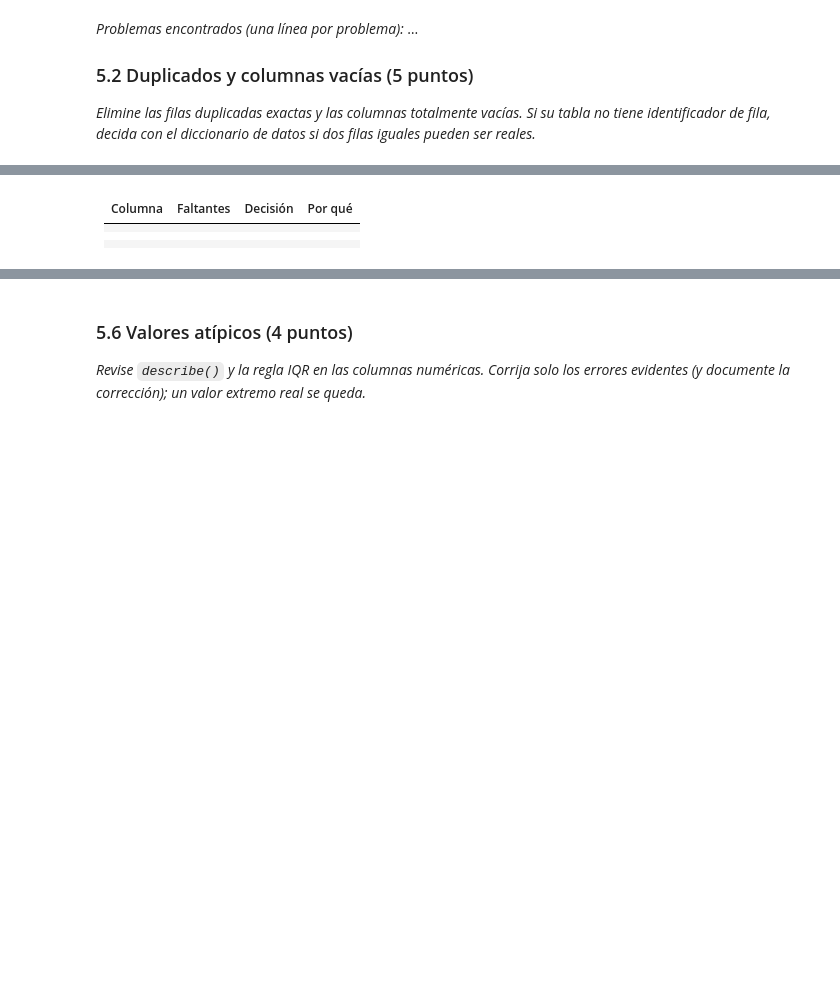
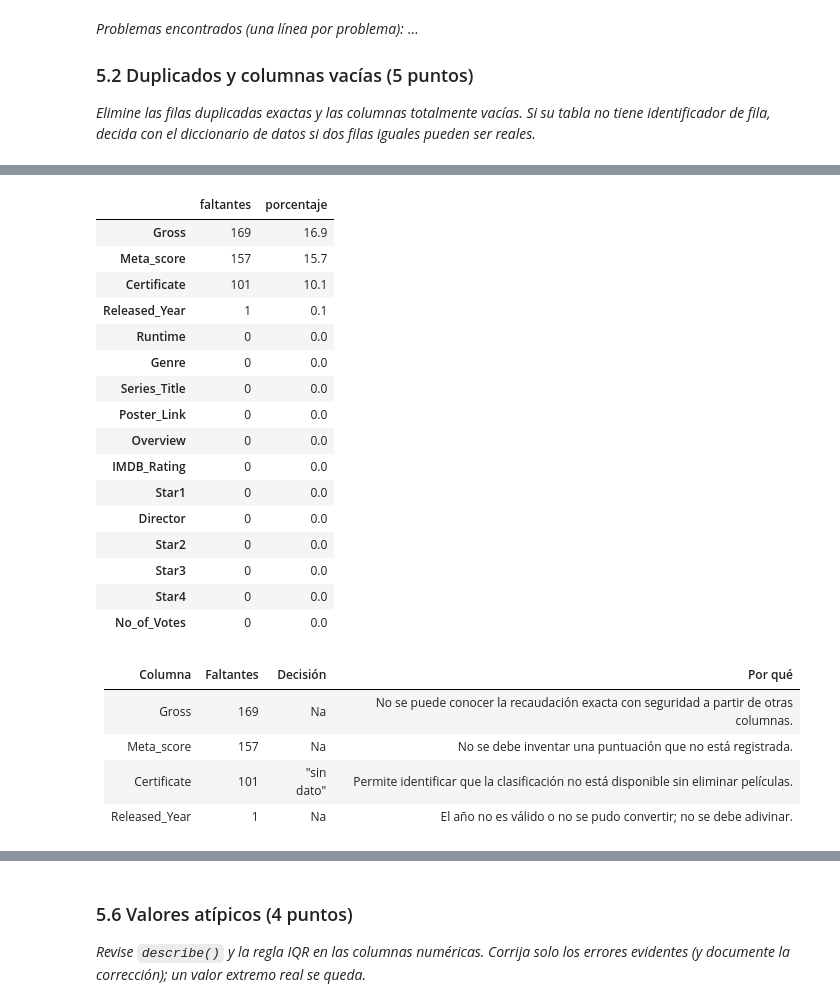
Before and after one commit to 0Kazu/Proyecto-de-FCDIA, a Jupyter notebook: Tarea 1/Tarea1_Plantilla_Dataset_del_proyecto.ipynb, the cells around one changed output, grey strips where cells are left out. Drawn from its saved outputs; the diff is of its cells as text; code cells hidden in the pictures; blank space fills up the shorter version.

```diff
--- a/Tarea 1/Tarea1_Plantilla_Dataset_del_proyecto.ipynb
+++ b/Tarea 1/Tarea1_Plantilla_Dataset_del_proyecto.ipynb
@@ -187,7 +241,10 @@ limpio["ciudad"].value_counts(dropna=False)
 # %%
-# ← adapte: una columna por celda, con sus propias variantes
-limpio["categoria"] = (limpio["categoria"].str.strip().str.lower()
-                       .replace({"electronica": "electrónica", "papeleria": "papelería"}).str.capitalize())
-limpio["producto"] = limpio["producto"].str.strip().str.capitalize()
-limpio["metodo_pago"] = limpio["metodo_pago"].str.strip().str.lower().replace({"transf.": "transferencia"})
-limpio[["ciudad", "categoria", "producto", "metodo_pago"]].nunique()
+columnas_texto = [
+    "Genre", "Director",
+    "Star1", "Star2", "Star3", "Star4"
+]
+
+for col in columnas_texto:
+    limpio[col] = limpio[col].str.strip()
+
+limpio[columnas_texto].nunique()
@@ -198,12 +263,16 @@ limpio[["ciudad", "categoria", "producto", "metodo_pago"]].nunique()
 
 *Convierta a número las columnas numéricas leídas como texto (`str.replace` para quitar símbolos, `pd.to_numeric(errors="coerce")`) y a fecha las columnas de fecha (`pd.to_datetime` con `format=`; un `to_datetime` por formato si hay varios). Compruebe después que `dtypes` muestra lo que dice el diccionario de datos.*
 # %%
-precio = limpio["precio_unitario"].str.replace("$", "", regex=False).str.replace(",", ".", regex=False)
-limpio["precio_unitario"] = pd.to_numeric(precio, errors="coerce")
 
-iso = pd.to_datetime(limpio["fecha"], format="%Y-%m-%d", errors="coerce")
-dmy = pd.to_datetime(limpio["fecha"], format="%d/%m/%Y", errors="coerce")
-limpio["fecha"] = iso.fillna(dmy)
+# 1. Año de estreno
+limpio["Released_Year"] = pd.to_numeric(limpio["Released_Year"].astype("string").str.strip(),errors="coerce").astype("Int64")
 
-print("Fechas no convertidas:", limpio["fecha"].isna().sum())
-limpio.dtypes
+# 2. Duración en minutos
+limpio["Runtime"] = pd.to_numeric(limpio["Runtime"].astype("string").str.replace(" min", "", regex=False).str.strip(),errors="coerce").astype("Int64")
+
+# 3. Recaudación en dólares
+limpio["Gross"] = pd.to_numeric(limpio["Gross"].astype("string").str.replace("$", "", regex=False).str.replace(",", "", regex=False).str.strip(),errors="coerce").astype("Int64")
+
+print(limpio[["Released_Year", "Runtime", "Gross"]].dtypes)
+print("\nValores faltantes:")
+print(limpio[["Released_Year", "Runtime", "Gross"]].isna().sum())
@@ -214,14 +300,39 @@ limpio.dtypes
 
 *Cuente los faltantes por columna y como porcentaje. Para cada columna con faltantes, decida y justifique: recuperar el valor (de otras columnas o filas), categoría explícita («Sin dato»), mediana o media, eliminar la fila (solo si no sirve sin ese dato) o eliminar la columna (si casi toda falta).*
 # %%
-pd.DataFrame({
+
+resumen_faltantes = pd.DataFrame({
     "faltantes": limpio.isna().sum(),
-    "porcentaje": (limpio.isna().mean() * 100).round(1),
+    "porcentaje": (limpio.isna().mean() * 100).round(1)
 })
+
+resumen_faltantes.sort_values(
+    "faltantes",
+    ascending=False
+)
+# %% [output]
+|  | faltantes | porcentaje |
+| Gross | 169 | 16.9 |
+| Meta_score | 157 | 15.7 |
+| Certificate | 101 | 10.1 |
+| Released_Year | 1 | 0.1 |
+| Runtime | 0 | 0.0 |
+| Genre | 0 | 0.0 |
+| Series_Title | 0 | 0.0 |
+| Poster_Link | 0 | 0.0 |
+| Overview | 0 | 0.0 |
+| IMDB_Rating | 0 | 0.0 |
+| Star1 | 0 | 0.0 |
+| Director | 0 | 0.0 |
+| Star2 | 0 | 0.0 |
+| Star3 | 0 | 0.0 |
+| Star4 | 0 | 0.0 |
+| No_of_Votes | 0 | 0.0 |
 # %% [markdown]
 | Columna | Faltantes | Decisión | Por qué |
 |---|---|---|---|
-| | | | |
-| | | | |
-| | | | |
+|Gross |169 |Na |No se puede conocer la recaudación exacta con seguridad a partir de otras columnas. |
+|Meta_score |157 |Na |No se debe inventar una puntuación que no está registrada. |
+|Certificate |101 |"sin dato" |Permite identificar que la clasificación no está disponible sin eliminar películas. |
+|Released_Year |1 |Na |	El año no es válido o no se pudo convertir; no se debe adivinar. |
 # %%
```
Also changed, not shown: parts of 26 cells of this notebook.
